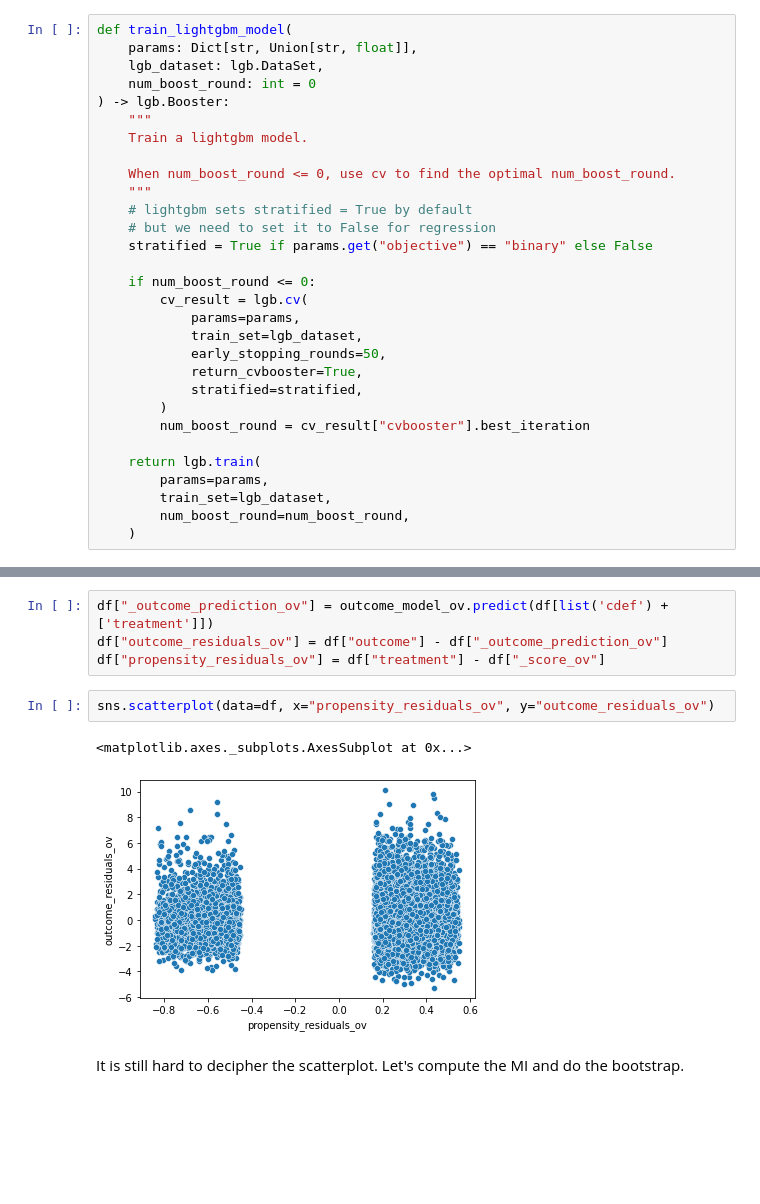
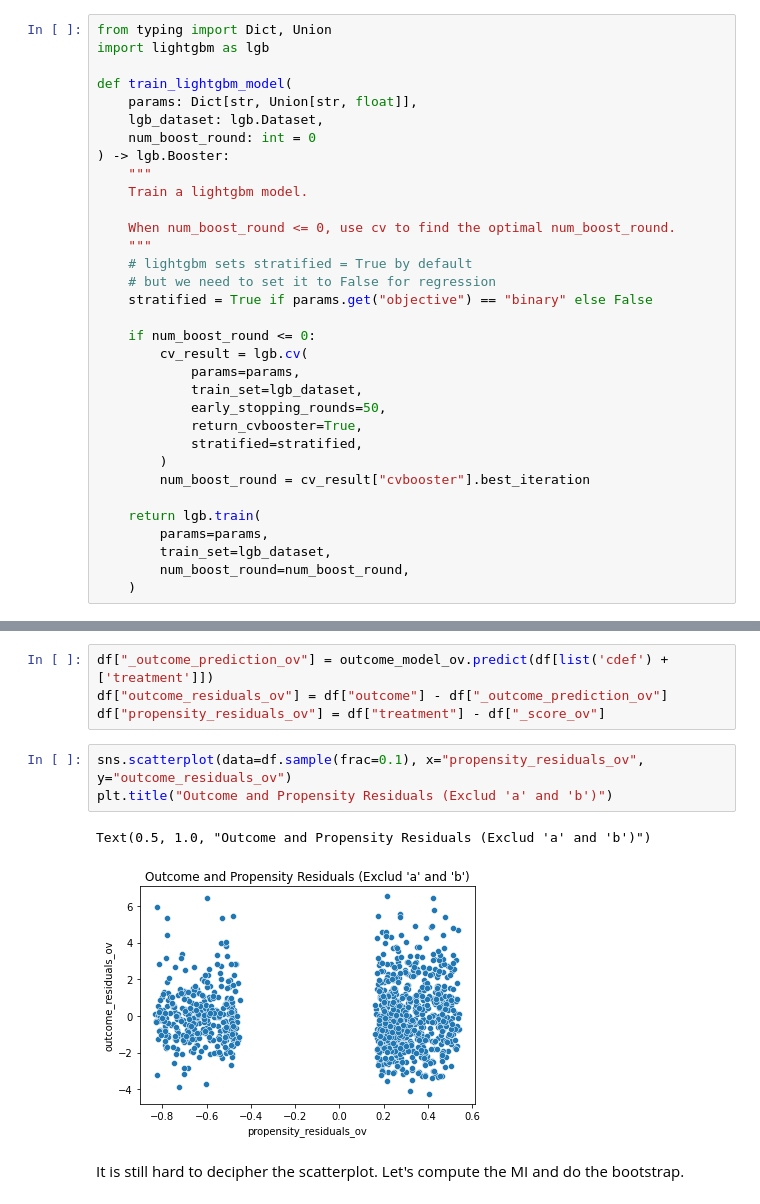
Before and after one commit to shichao-ma/propensity_score_matching_notebook, a Jupyter notebook: test_ignorability.ipynb, the cells around one changed output, grey strips where cells are left out. Saved outputs shown, nothing was run; the diff lists cells and outputs as text; blank space fills up the shorter version.

```diff
--- a/test_ignorability.ipynb
+++ b/test_ignorability.ipynb
@@ -338,7 +413,10 @@ Because the data generating process for the outcome is nonlinear, we need a mode
 # %%
+from typing import Dict, Union
+import lightgbm as lgb
+
 def train_lightgbm_model(
     params: Dict[str, Union[str, float]],
-    lgb_dataset: lgb.DataSet,
+    lgb_dataset: lgb.Dataset,
     num_boost_round: int = 0
 ) -> lgb.Booster:
     """
@@ -488,10 +572,11 @@ df["_outcome_prediction_ov"] = outcome_model_ov.predict(df[list('cdef') + ['trea
 df["outcome_residuals_ov"] = df["outcome"] - df["_outcome_prediction_ov"]
 df["propensity_residuals_ov"] = df["treatment"] - df["_score_ov"]
 # %%
-sns.scatterplot(data=df, x="propensity_residuals_ov", y="outcome_residuals_ov")
+sns.scatterplot(data=df.sample(frac=0.1), x="propensity_residuals_ov", y="outcome_residuals_ov")
+plt.title("Outcome and Propensity Residuals (Exclud 'a' and 'b')")
 # %% [output]
-<matplotlib.axes._subplots.AxesSubplot at 0x...>
+Text(0.5, 1.0, "Outcome and Propensity Residuals (Exclud 'a' and 'b')")
-[figure, old version]
+[figure, new version]
 # %% [markdown]
 It is still hard to decipher the scatterplot. Let's compute the MI and do the bootstrap.
 # %%
```
Also changed, not shown: parts of 59 cells of this notebook.
